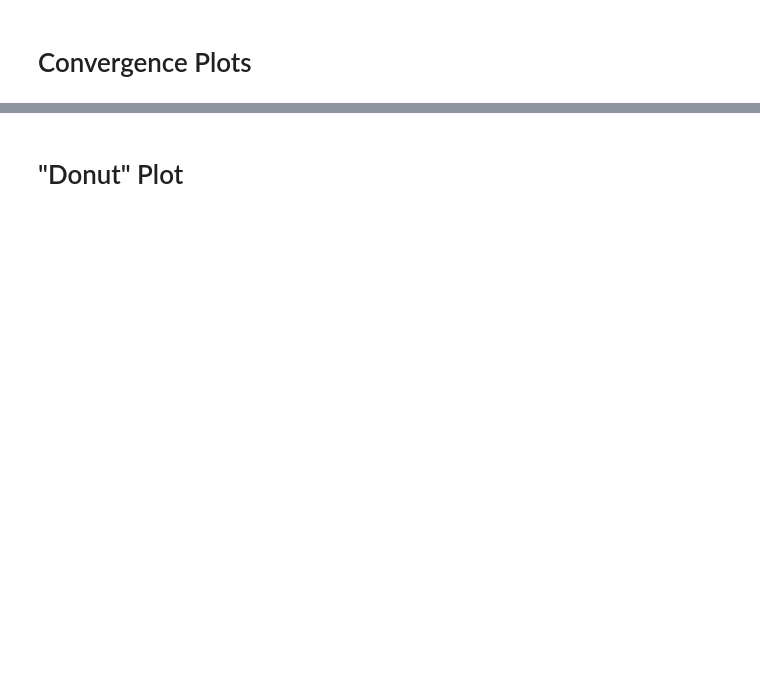
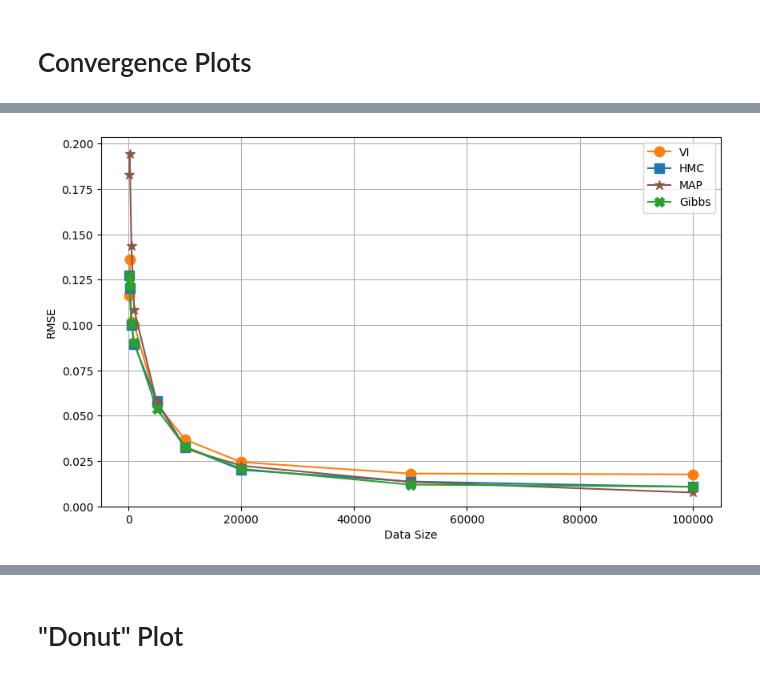
Before and after one commit to ninpnin/embedding-uncertainty-estimation, a Jupyter notebook: stan_simulation/plots.ipynb, the cells around one changed output, grey strips where cells are left out. Cells and saved outputs as stored; diff of their text form; code cells hidden in the pictures; blank space fills up the shorter version.

```diff
--- a/stan_simulation/plots.ipynb
+++ b/stan_simulation/plots.ipynb
@@ -164,0 +198,97 @@ np.shape(estimated_word_vectors)
+# %%
+plot_dict = {}
+
+mfvi_dxd = [0.11632057101585079,
+ 0.13617879109552525,
+ 0.1018288461556234,
+ 0.10022146072348655,
+ 0.05663176971699401,
+ 0.0368225,
+ 0.024384621160304536,
+ 0.018095653760013868,
+ 0.017659300187553937]
+
+hmc_dxd = [0.12726307352897834,
+ 0.12033065444990518,
+ 0.09987843908704594,
+ 0.08946308659166671,
+ 0.05796288507616593,
+ 0.03264020114,
+ 0.020115503262416252,
+ 0.013702870051998306,
+ 0.01074382506784676]
+
+map_ = [0.1830949237042245,
+ 0.19450435084177722,
+ 0.13259847799247187,
+ 0.10837218811137438,
+ 0.0531530555547684,
+ 0.031893,
+ 0.01977160486911018,
+ 0.011878810380597932,
+ 0.007624994760738237]
+
+map_dxd_outdated = [0.18309383124137898,
+ 0.19450767181911538,
+ 0.1326009555370244,
+ 0.10837730275860734,
+ 0.05746946626917002,
+ 0.03571879165622537,
+ 0.022393612608158923,
+ 0.01188889922157979,
+ 0.007610450784667295]
+
+map_dxd = [0.18309419620920864,
+ 0.19450559919808896,
+ 0.14390799276624497,
+ 0.10837988209560422,
+ 0.057461396240282576,
+ 0.03190548343639432,
+ 0.022403710511344162,
+ 0.013495971230891081,
+ 0.007627481816835393] #corresponds to the laplace map, which in turn uses dxd fixed params from "original map"
+
+
+gibbs_dxd = [0.127, 0.1215, 0.101, 0.0905, 0.0537, 0.0329, 0.0207, 0.012, 0.0109]
+
+
+PLOT_KEYWORD = 'dxdfix' #nofix , dxdfix
+plot_dict['VI'] = mfvi_dxd
+plot_dict['HMC'] = hmc_dxd
+plot_dict['MAP'] = map_dxd
+plot_dict['Gibbs'] = gibbs_dxd
+
+colors = {'VI': 'tab:orange', 'HMC': 'tab:blue', 'MAP': 'tab:brown', 'Gibbs': 'tab:green'}
+markers = {'VI': 'o', 'HMC': 's', 'MAP': '*', 'Gibbs':'X'}
+sizes = [100, 200, 500, 1000, 5000, 10000, 20000, 50000, 100000]
+
+
+plt.figure(figsize=(10, 6))
+for method, rmse in plot_dict.items():
+    print(method)
+    plt.plot(sizes, rmse, color=colors[method], label=method, marker=markers[method], markersize=9) #, marker='o'
+
+# Plot RMSE vs. Size
+
+
+plt.xlabel('Data Size')
+plt.ylabel('RMSE')
+#plt.title(f'{saved_fits_dir}')
+#plt.xscale('log')
+plt.legend()
+#
+plt.grid(True)
+
+plt.rcParams.update({'font.size': 14})
+plt.rcParams['axes.labelsize'] = 16
+plt.rcParams['xtick.labelsize'] = 14
+plt.rcParams['ytick.labelsize'] = 14
+plt.rcParams['legend.fontsize'] = 18
+
+#plt.yscale('log')
+#plt.xscale('log')
+plt.ylim((0,None))
+
+plt.savefig(f'figs/convergence_{PLOT_KEYWORD}.pdf')
+plt.show()
+# %% [output]
@@ -164,0 +299 @@ np.shape(estimated_word_vectors)
+[figure, added]
```
Also changed, not shown: parts of 13 cells of this notebook, 1 other file.
